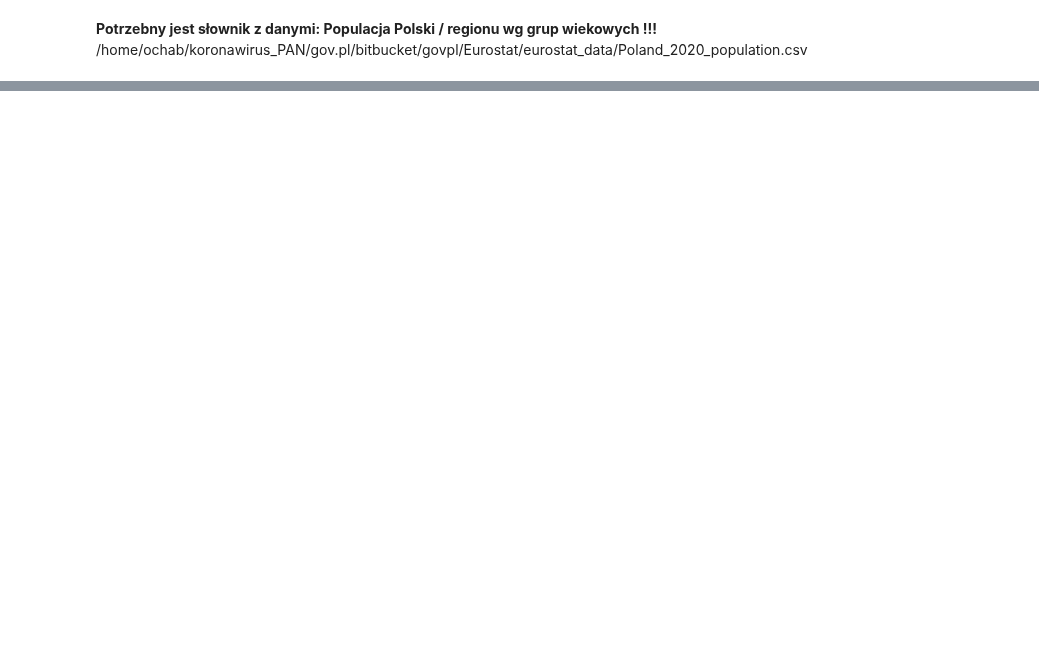
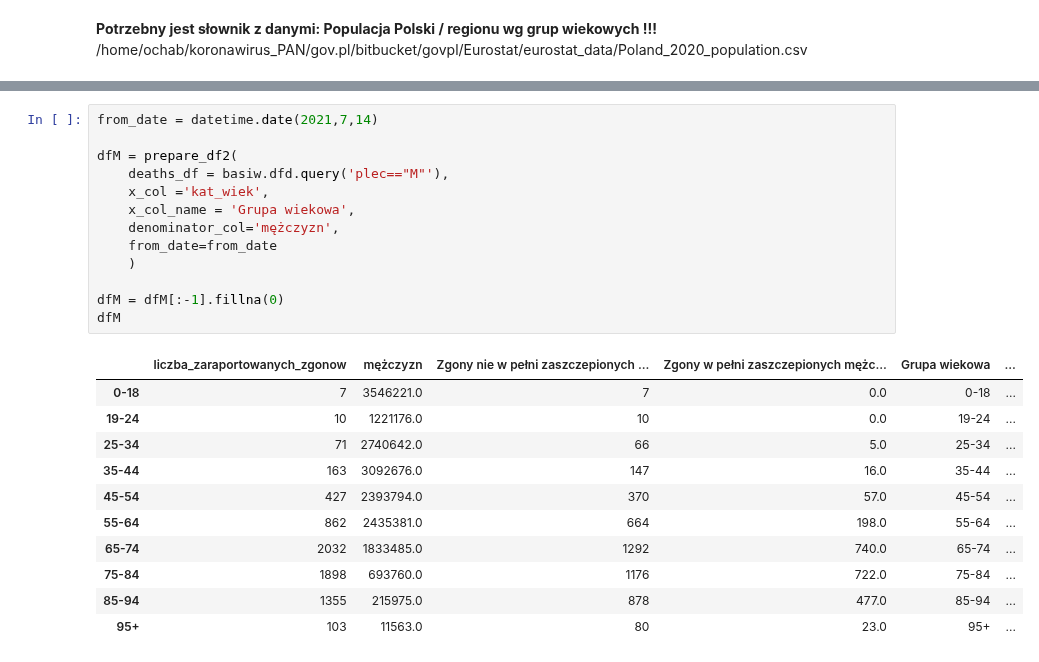
Before and after one commit to anuszka/govpl, a Jupyter notebook: basiw/basiw03.ipynb, the cells around one changed output, grey strips where cells are left out. Drawn from its saved outputs; the diff is of its cells as text; blank space fills up the shorter version.

```diff
--- a/basiw/basiw03.ipynb
+++ b/basiw/basiw03.ipynb
@@ -372,0 +435,25 @@ def plot_df2(x_col : str, title_str : str, filename_str : str,  from_date : date
+# %%
+from_date = datetime.date(2021,7,14)
+
+dfM = prepare_df2(
+    deaths_df = basiw.dfd.query('plec=="M"'),
+    x_col ='kat_wiek',
+    x_col_name = 'Grupa wiekowa',
+    denominator_col='mężczyzn',
+    from_date=from_date
+    )
+
+dfM = dfM[:-1].fillna(0)
+dfM
+# %% [output]
+|  | liczba_zaraportowanych_zgonow | mężczyzn | Zgony nie w pełni zaszczepionych ... | Zgony w pełni zaszczepionych mężc... | Grupa wiekowa | ... |
+| 0-18 | 7 | 3546221.0 | 7 | 0.0 | 0-18 | ... |
+| 19-24 | 10 | 1221176.0 | 10 | 0.0 | 19-24 | ... |
+| 25-34 | 71 | 2740642.0 | 66 | 5.0 | 25-34 | ... |
+| 35-44 | 163 | 3092676.0 | 147 | 16.0 | 35-44 | ... |
+| 45-54 | 427 | 2393794.0 | 370 | 57.0 | 45-54 | ... |
+| 55-64 | 862 | 2435381.0 | 664 | 198.0 | 55-64 | ... |
+| 65-74 | 2032 | 1833485.0 | 1292 | 740.0 | 65-74 | ... |
+| 75-84 | 1898 | 693760.0 | 1176 | 722.0 | 75-84 | ... |
+| 85-94 | 1355 | 215975.0 | 878 | 477.0 | 85-94 | ... |
+| 95+ | 103 | 11563.0 | 80 | 23.0 | 95+ | ... |
```
Also changed, not shown: parts of 11 cells of this notebook.
